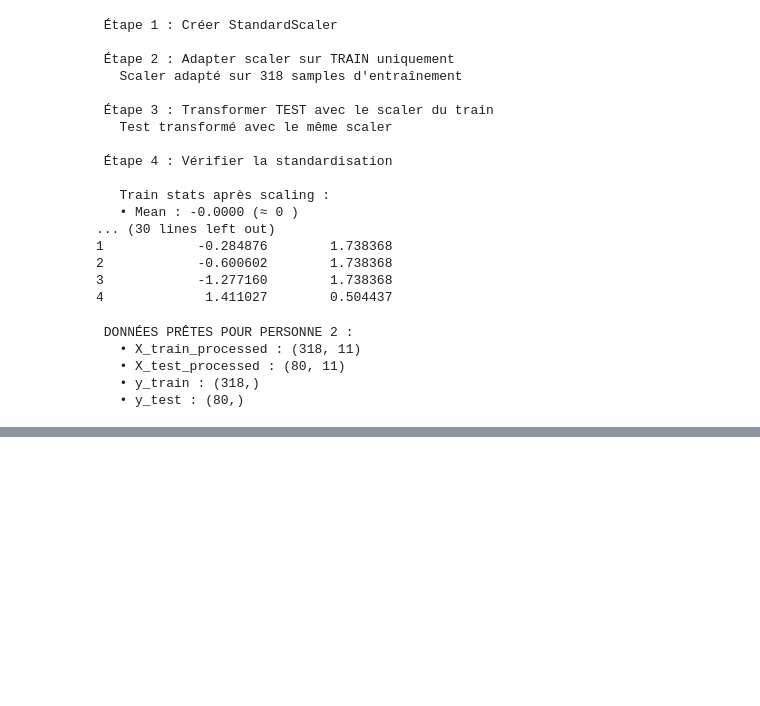
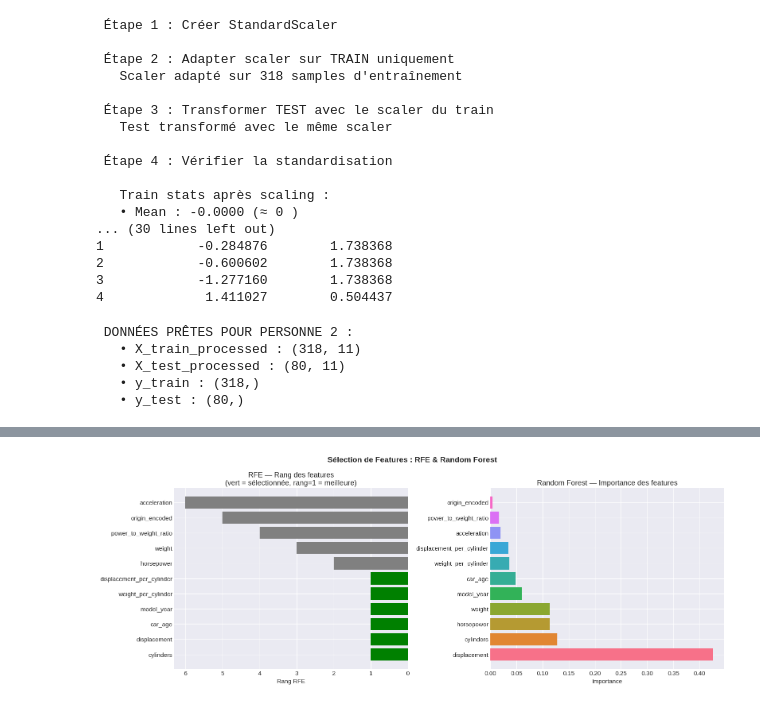
Before and after one commit to TAZIKenza/Auto_MPG_Analysis, a Jupyter notebook: Auto_MPG_Analysis.ipynb, the cells around one changed output, grey strips where cells are left out. Saved outputs shown, nothing was run; the diff lists cells and outputs as text; code cells hidden in the pictures; blank space fills up the shorter version.

```diff
--- a/Auto_MPG_Analysis.ipynb
+++ b/Auto_MPG_Analysis.ipynb
@@ -740,0 +1108,24 @@ print(f"   • y_test : {y_test.shape}")
+# %%
+# ── Graphiques ─
+fig, axes = plt.subplots(1, 2, figsize=(16, 6))
+
+# Graphique RFE
+colors_rfe = ['green' if s else 'gray' for s in rfe_results['Sélectionnée']]
+axes[0].barh(rfe_results['Feature'], rfe_results['Rang'], color=colors_rfe)
+axes[0].set_title('RFE — Rang des features\n(vert = sélectionnée, rang=1 = meilleure)')
+axes[0].set_xlabel('Rang RFE')
+axes[0].invert_xaxis()
+
+# Graphique RandomForest Importance
+axes[1].barh(importances['Feature'], importances['Importance'],
+             color=sns.color_palette('husl', len(importances)))
+axes[1].set_title('Random Forest — Importance des features')
+axes[1].set_xlabel('Importance')
+
+plt.suptitle('Sélection de Features : RFE & Random Forest',
+             fontsize=14, fontweight='bold')
+plt.tight_layout()
+plt.savefig('section_feature_selection.png', dpi=150, bbox_inches='tight')
+plt.show()
+# %% [output]
+[figure, added]
```
Also changed, not shown: parts of 14 cells of this notebook.
